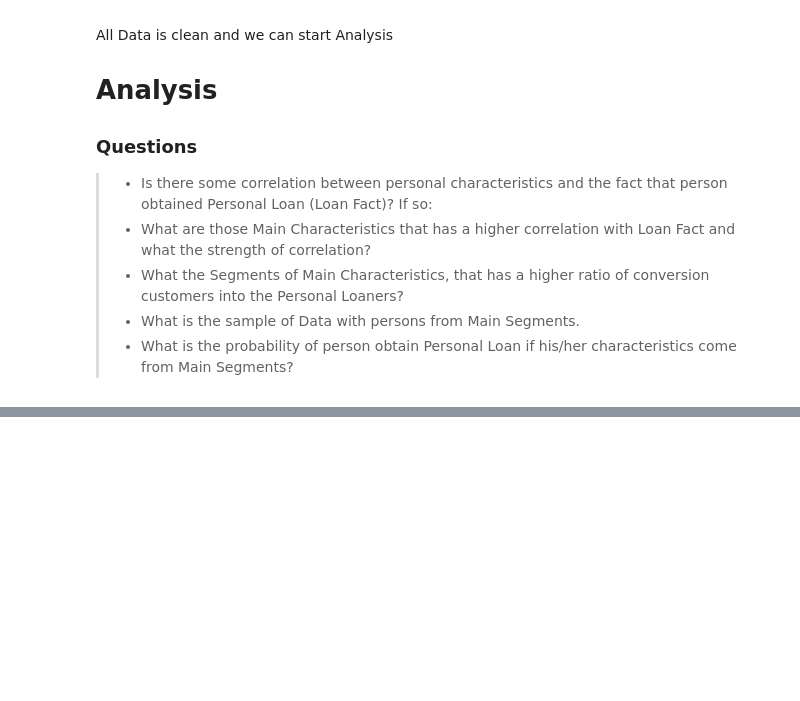
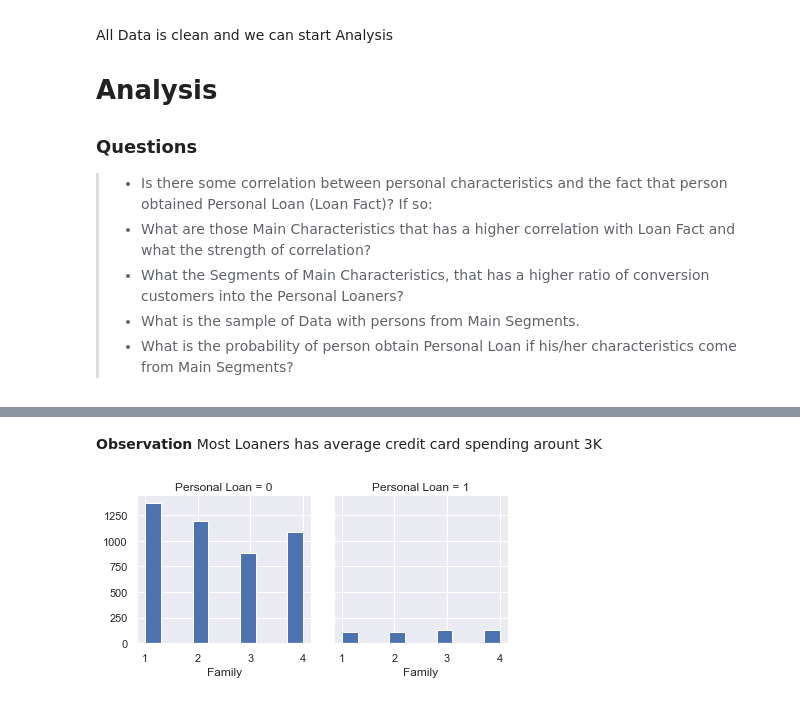
Before and after one commit to Alex-Romanenko/Bank_Looking_For_Clients, a Jupyter notebook: 00_main.ipynb, the cells around one changed output, grey strips where cells are left out. Saved outputs shown, nothing was run; the diff lists cells and outputs as text; code cells hidden in the pictures; blank space fills up the shorter version.

```diff
--- a/00_main.ipynb
+++ b/00_main.ipynb
@@ -255,0 +369,8 @@ All Data is clean and we can start Analysis
+# %% [markdown]
+**Observation**
+Most Loaners has average credit card spending arount 3K
+# %%
+grid = sns.FacetGrid(df, col = 'Personal Loan')
+grid.map(plt.hist, 'Family');
+# %% [output]
+[figure, added]
```
Also changed, not shown: parts of 39 cells of this notebook.
